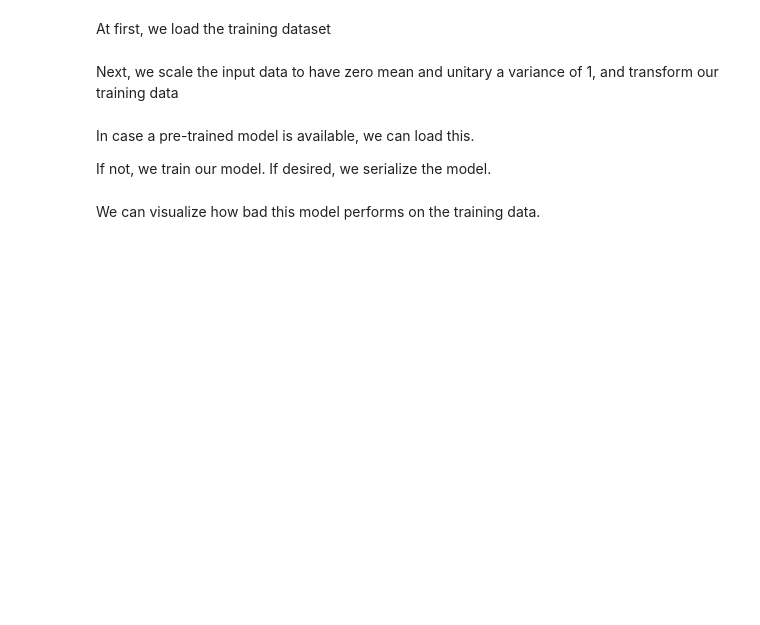
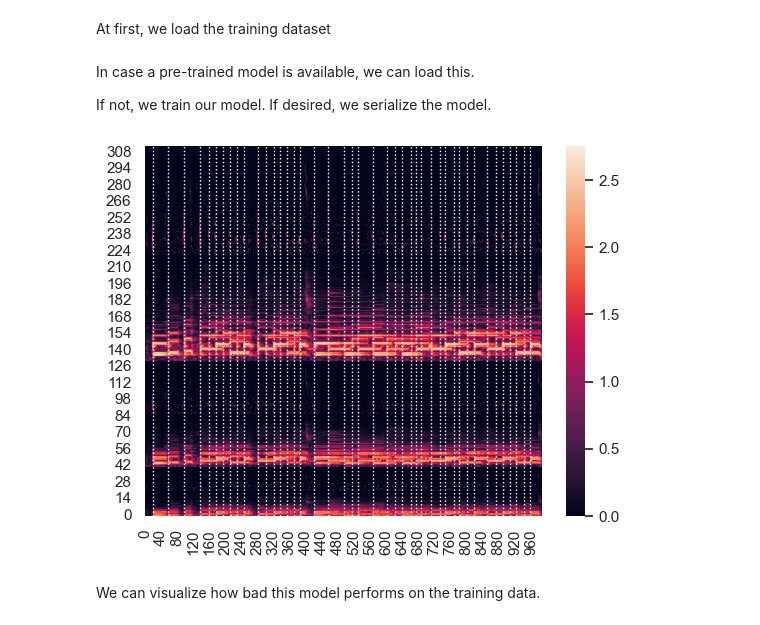
Before and after one commit to renierts/onset_detection, a Jupyter notebook: src/Example-Notebook.ipynb, the cells around one changed output. Drawn from its saved outputs; the diff is of its cells as text; code cells hidden in the pictures; blank space fills up the shorter version.

```diff
--- a/src/Example-Notebook.ipynb
+++ b/src/Example-Notebook.ipynb
@@ -20,29 +23,38 @@ from pyrcn.extreme_learning_machine import ELMRegressor
+# %%
+sns.set_theme()
+%matplotlib inline
 # %% [markdown]
 To suppress functionality, you can easily deactivate these options
 # %%
-plot=False
+plot=True
 export=True
-serialize=True
 # %% [markdown]
 At first, we load the training dataset
 # %%
-training_data = load_data("../data/train.csv")
-if plot:
-    fig, axs = plt.subplots()
-    sns.scatterplot(
-        data=training_data, x="GrLivArea", y="SalePrice", ax=axs)
-    plt.title("Training data")
-    plt.tight_layout()
+pre_processor = OnsetPreProcessor()
+dataset = OnsetDataset(
+    path=r"C:\Users\Steiner\Documents\Python\onset_detection\data",
+    audio_suffix=".flac")
+X, y = dataset.return_X_y(pre_processor=pre_processor)
+test_fold = np.zeros(shape=X.shape)
+start_idx = 0
+for k, fold in enumerate(dataset.folds):
+    test_fold[start_idx:start_idx + len(fold)] = k
+    start_idx += len(fold)
+cv_vali = PredefinedTrainValidationTestSplit(test_fold=test_fold)
+cv_test = PredefinedTrainValidationTestSplit(test_fold=test_fold,
+                                             validation=False)
-# %% [markdown]
-Next, we scale the input data to have zero mean and unitary a variance of 1, and transform our training data
-# %%
-X, y, feature_trf = select_features(
-    df=training_data, input_features=["GrLivArea"], target="SalePrice")
-scaler = StandardScaler().fit(X)
-X_train = scaler.transform(X)
-y_train = y
 # %% [markdown]
 In case a pre-trained model is available, we can load this.
 
 If not, we train our model. If desired, we serialize the model.
+# %%
+if plot:
+    fig, axs = plt.subplots()
+    # create seabvorn heatmap with required labels
+    sns.heatmap(data=X[0].T, ax=axs, square=False)
+    axs.invert_yaxis()
+    [axs.axvline(x=ann*100, color='w', linestyle=':', linewidth=1) for ann in dataset.annotations[0]]
+# %% [output]
+[figure, added]
 # %%
```
Also changed, not shown: parts of 12 cells of this notebook, 9 other files.
